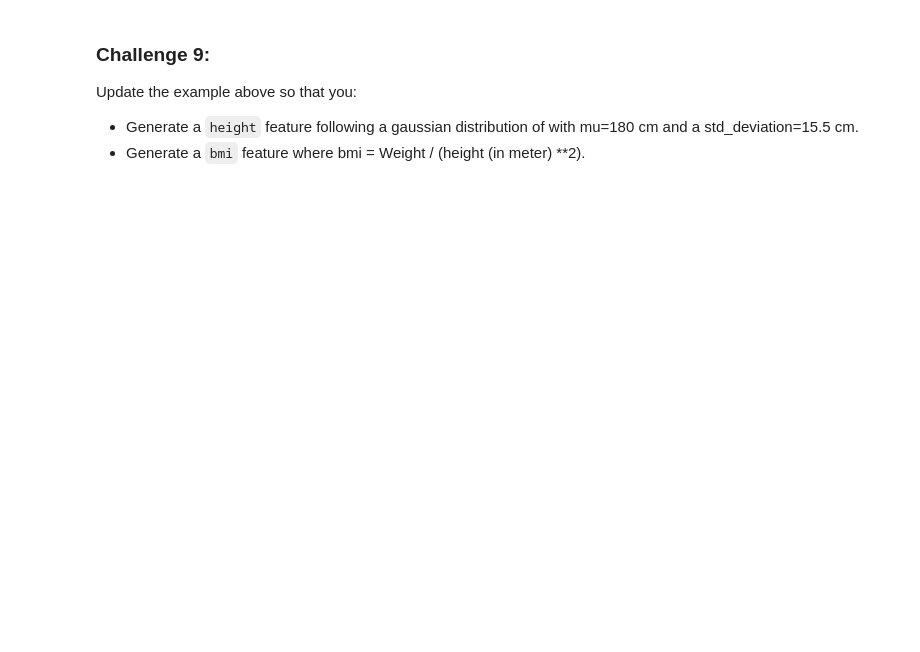
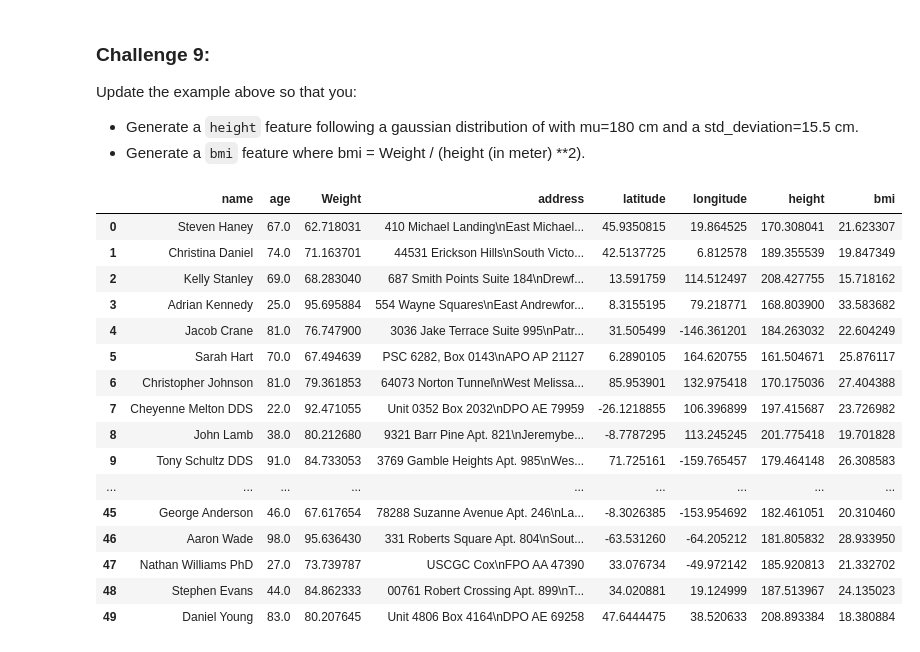
Before and after one commit to SenhadjiMSaid/ModSim-Labs, a Jupyter notebook: ModSim_Lab3/ModSim_Lab3.ipynb, the cells around one changed output. Saved outputs shown, nothing was run; the diff lists cells and outputs as text; code cells hidden in the pictures; blank space fills up the shorter version.

```diff
--- a/ModSim_Lab3/ModSim_Lab3.ipynb
+++ b/ModSim_Lab3/ModSim_Lab3.ipynb
@@ -807,0 +808,24 @@ Update the  example above so that you:
+# %%
+for i in range(len(data)):
+	data.loc[i, 'height'] = np.random.normal(180, 15.5)
+	data.loc[i, 'bmi'] = data.loc[i, 'Weight'] / ((data.loc[i, 'height'] / 100) ** 2)
+
+data
+# %% [output]
+|  | name | age | Weight | address | latitude | longitude | height | bmi |
+| 0 | Steven Haney | 67.0 | 62.718031 | 410 Michael Landing\nEast Michael... | 45.9350815 | 19.864525 | 170.308041 | 21.623307 |
+| 1 | Christina Daniel | 74.0 | 71.163701 | 44531 Erickson Hills\nSouth Victo... | 42.5137725 | 6.812578 | 189.355539 | 19.847349 |
+| 2 | Kelly Stanley | 69.0 | 68.283040 | 687 Smith Points Suite 184\nDrewf... | 13.591759 | 114.512497 | 208.427755 | 15.718162 |
+| 3 | Adrian Kennedy | 25.0 | 95.695884 | 554 Wayne Squares\nEast Andrewfor... | 8.3155195 | 79.218771 | 168.803900 | 33.583682 |
+| 4 | Jacob Crane | 81.0 | 76.747900 | 3036 Jake Terrace Suite 995\nPatr... | 31.505499 | -146.361201 | 184.263032 | 22.604249 |
+| 5 | Sarah Hart | 70.0 | 67.494639 | PSC 6282, Box 0143\nAPO AP 21127 | 6.2890105 | 164.620755 | 161.504671 | 25.876117 |
+| 6 | Christopher Johnson | 81.0 | 79.361853 | 64073 Norton Tunnel\nWest Melissa... | 85.953901 | 132.975418 | 170.175036 | 27.404388 |
+| 7 | Cheyenne Melton DDS | 22.0 | 92.471055 | Unit 0352 Box 2032\nDPO AE 79959 | -26.1218855 | 106.396899 | 197.415687 | 23.726982 |
+| 8 | John Lamb | 38.0 | 80.212680 | 9321 Barr Pine Apt. 821\nJeremybe... | -8.7787295 | 113.245245 | 201.775418 | 19.701828 |
+| 9 | Tony Schultz DDS | 91.0 | 84.733053 | 3769 Gamble Heights Apt. 985\nWes... | 71.725161 | -159.765457 | 179.464148 | 26.308583 |
+| ... | ... | ... | ... | ... | ... | ... | ... | ... |
+| 45 | George Anderson | 46.0 | 67.617654 | 78288 Suzanne Avenue Apt. 246\nLa... | -8.3026385 | -153.954692 | 182.461051 | 20.310460 |
+| 46 | Aaron Wade | 98.0 | 95.636430 | 331 Roberts Square Apt. 804\nSout... | -63.531260 | -64.205212 | 181.805832 | 28.933950 |
+| 47 | Nathan Williams PhD | 27.0 | 73.739787 | USCGC Cox\nFPO AA 47390 | 33.076734 | -49.972142 | 185.920813 | 21.332702 |
+| 48 | Stephen Evans | 44.0 | 84.862333 | 00761 Robert Crossing Apt. 899\nT... | 34.020881 | 19.124999 | 187.513967 | 24.135023 |
+| 49 | Daniel Young | 83.0 | 80.207645 | Unit 4806 Box 4164\nDPO AE 69258 | 47.6444475 | 38.520633 | 208.893384 | 18.380884 |
```
Also changed, not shown: parts of 2 cells of this notebook.
